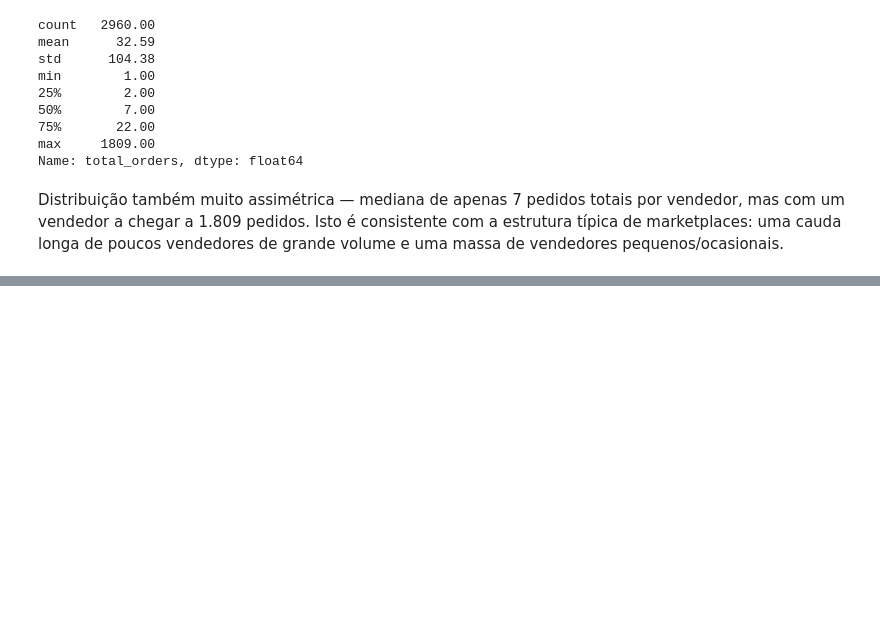
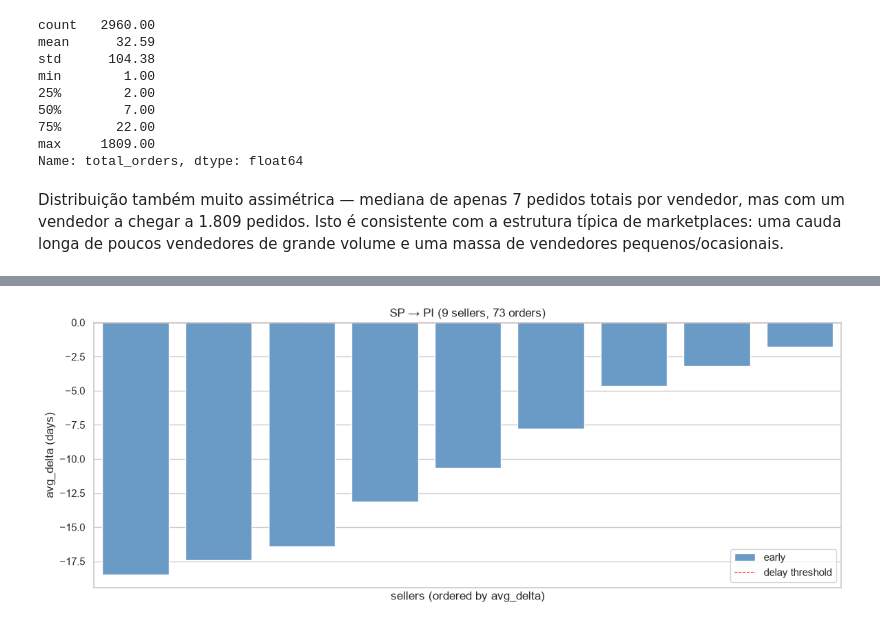
Before and after one commit to rodriguesbrian/olist_project, a Jupyter notebook: notebooks/analysis.ipynb, the cells around one changed output, grey strips where cells are left out. Saved outputs shown, nothing was run; the diff lists cells and outputs as text; code cells hidden in the pictures; blank space fills up the shorter version.

```diff
--- a/notebooks/analysis.ipynb
+++ b/notebooks/analysis.ipynb
@@ -2162,0 +2414,22 @@ Distribuição também muito assimétrica — mediana de apenas 7 pedidos totais
+# %%
+# corredor SP → PI
+df_corridor = seller_performance[seller_performance['corridor'] == 'SP_PI'].sort_values('avg_delta').reset_index(drop=True)
+
+plt.figure(figsize=(14, 5))
+sns.barplot(
+    data=df_corridor,
+    x=df_corridor.index,
+    y='avg_delta',
+    hue=df_corridor['avg_delta'].apply(lambda x: 'delayed' if x > 0 else 'early'),
+    palette={'early': '#5B9BD5', 'delayed': '#C00000'},
+    legend=True
+)
+plt.axhline(y=0, color='red', linestyle='--', linewidth=0.8, label='delay threshold')
+plt.title('SP → PI (9 sellers, 73 orders)')
+plt.xlabel('sellers (ordered by avg_delta)')
+plt.ylabel('avg_delta (days)')
+plt.xticks([])
+plt.legend()
+plt.show()
+# %% [output]
+[figure, added]
```
Also changed, not shown: parts of 74 cells of this notebook.
